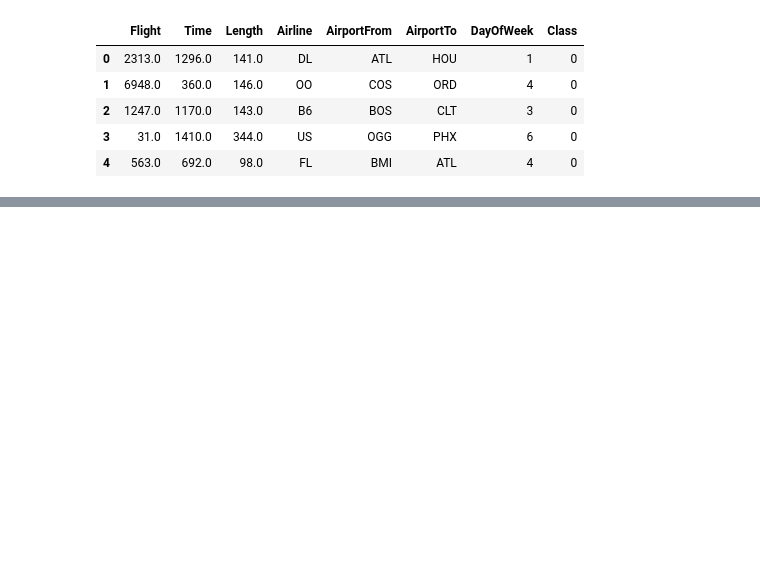
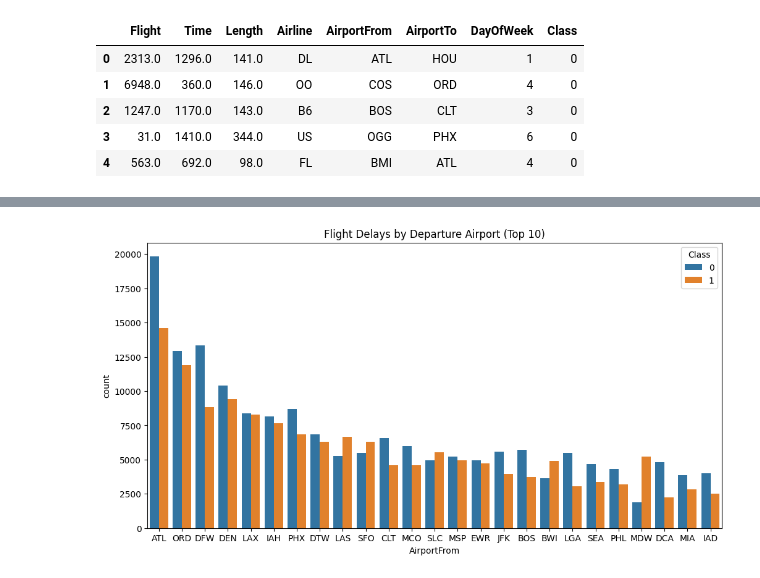
Before and after one commit to pinluis/AirlineDelay, a Jupyter notebook: src/AirlineDelay.ipynb, the cells around one changed output, grey strips where cells are left out. Saved outputs shown, nothing was run; the diff lists cells and outputs as text; code cells hidden in the pictures; blank space fills up the shorter version.

```diff
--- a/src/AirlineDelay.ipynb
+++ b/src/AirlineDelay.ipynb
@@ -40,0 +135,8 @@ df.head()
+# %%
+#plotting the delay by departure airport and only showing the top 25 because there are too many airports to show on the graph
+plt.figure(figsize=(12, 6))
+sns.countplot(x='AirportFrom', hue='Class', data=df, order=df['AirportFrom'].value_counts().iloc[:25].index)
+plt.title('Flight Delays by Departure Airport (Top 10)')
+plt.show()
+# %% [output]
+[figure, added]
```
Also changed, not shown: parts of 30 cells of this notebook, 1 other file.
